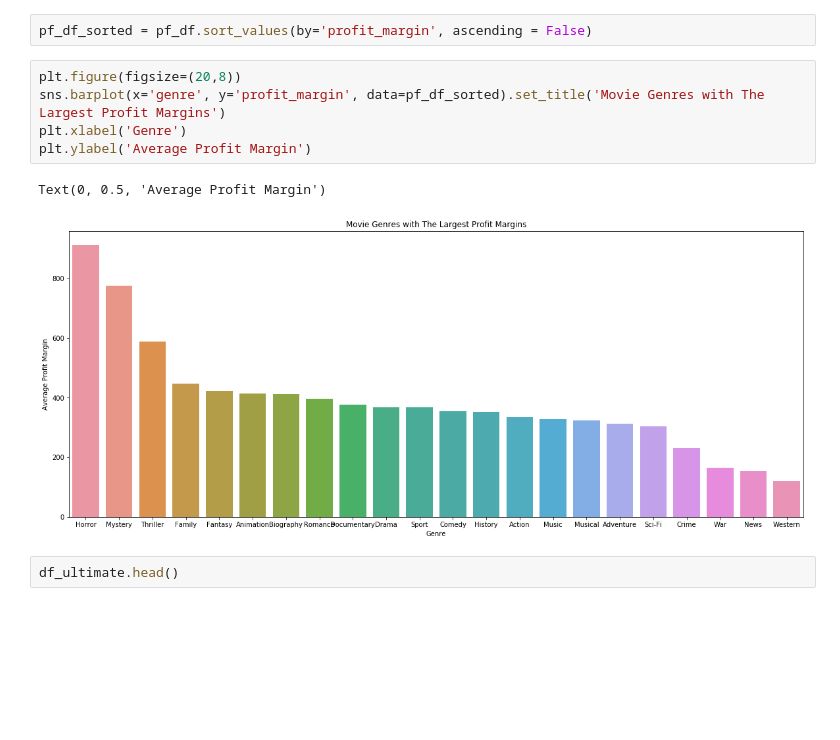
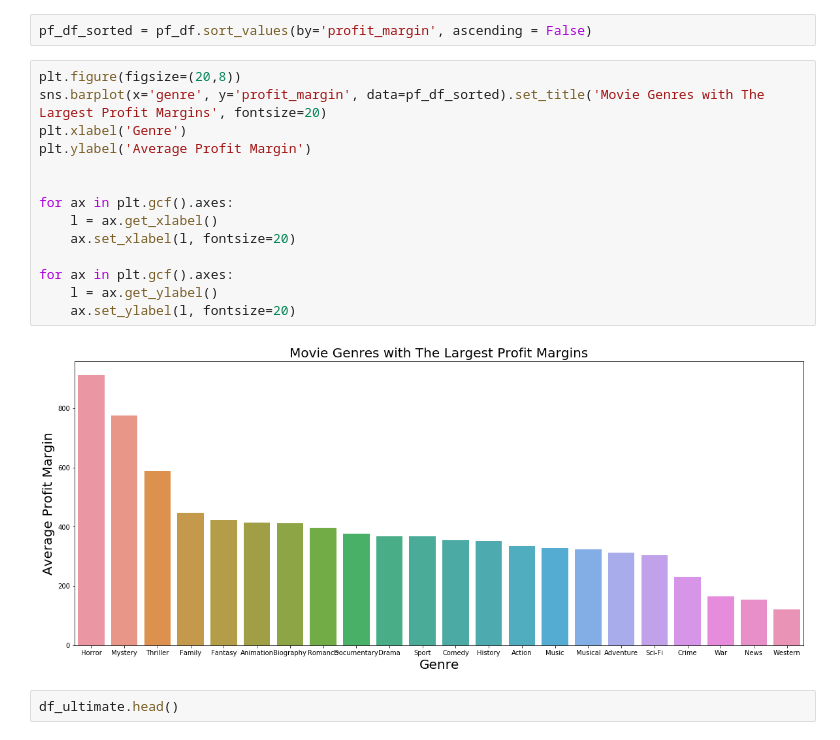
Before and after one commit to jfleury12/movie-collaboration, a Jupyter notebook: mod_1_project_EDA_fleury_2.ipynb, the cells around one changed output. Cells and saved outputs as stored; diff of their text form; blank space fills up the shorter version.

```diff
--- a/mod_1_project_EDA_fleury_2.ipynb
+++ b/mod_1_project_EDA_fleury_2.ipynb
@@ -686,12 +686,20 @@ pf_df = pf_df.reset_index().rename(columns = {'index':'genre'})
 pf_df_sorted = pf_df.sort_values(by='profit_margin', ascending = False)
 # %%
 plt.figure(figsize=(20,8))
-sns.barplot(x='genre', y='profit_margin', data=pf_df_sorted).set_title('Movie Genres with The Largest Profit Margins')
+sns.barplot(x='genre', y='profit_margin', data=pf_df_sorted).set_title('Movie Genres with The Largest Profit Margins', fontsize=20)
 plt.xlabel('Genre')
 plt.ylabel('Average Profit Margin')
+
+
+for ax in plt.gcf().axes:
+    l = ax.get_xlabel()
+    ax.set_xlabel(l, fontsize=20)
+
+for ax in plt.gcf().axes:
+    l = ax.get_ylabel()
+    ax.set_ylabel(l, fontsize=20)
 # %% [output]
-Text(0, 0.5, 'Average Profit Margin')
-[figure, old version]
+[figure, new version]
 # %%
 df_ultimate.head()
 # %% [output]
```
Also changed, not shown: parts of 9 cells of this notebook.
